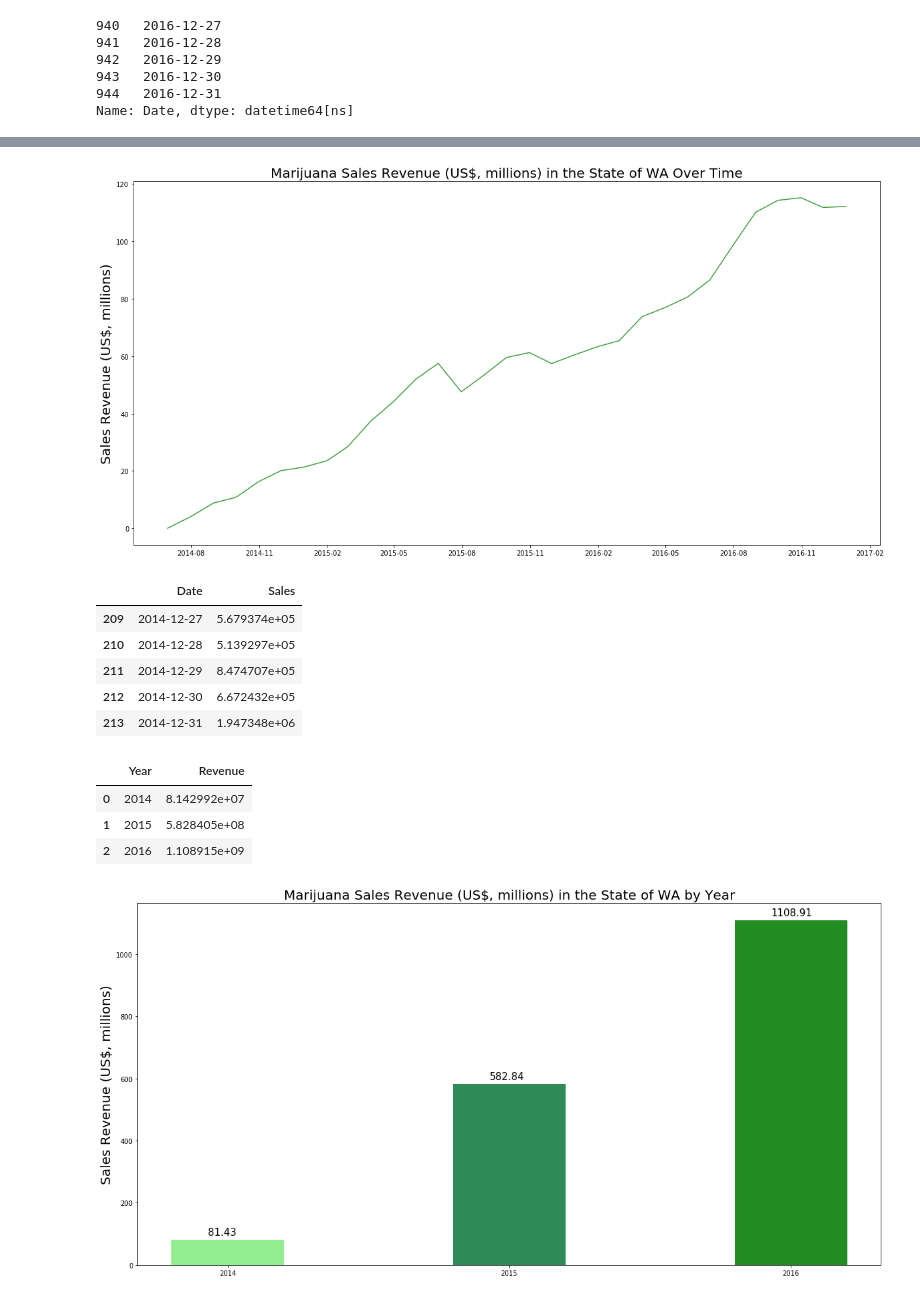
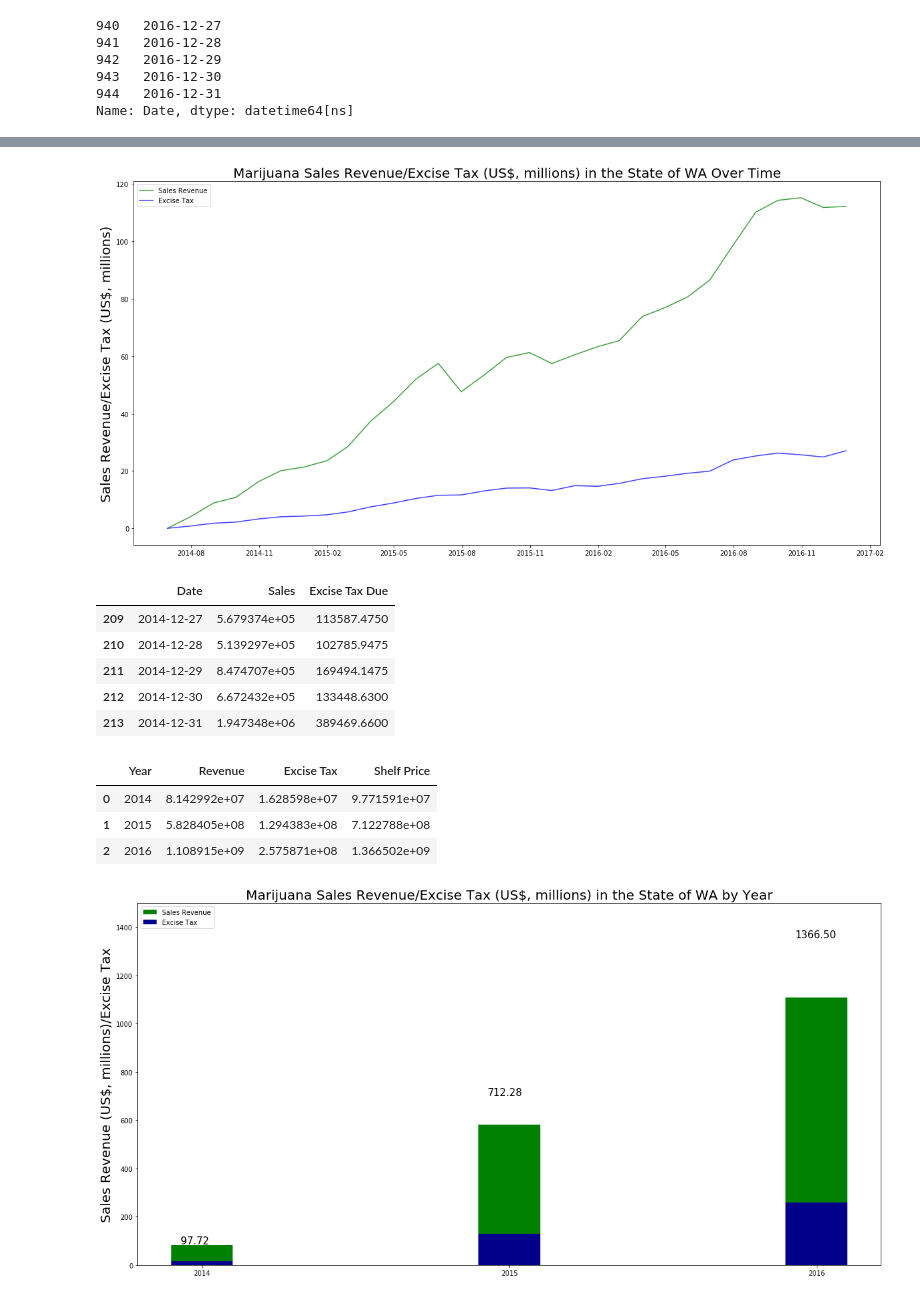
Before and after one commit to accacheung/MAKVL, a Jupyter notebook: victoria/sales_revenue_over_time.ipynb, the cells around one changed output, grey strips where cells are left out. Saved outputs shown, nothing was run; the diff lists cells and outputs as text; code cells hidden in the pictures.

Commit message:
updated output files with excise tax

```diff
--- a/victoria/sales_revenue_over_time.ipynb
+++ b/victoria/sales_revenue_over_time.ipynb
@@ -18,7 +18,7 @@ revenue_df.tail()
 | 943 | 12/30/2016 | 5221889.13 | 1243811.86 | 6465700.99 |
 | 944 | 12/31/2016 | 3713397.08 | 1354076.00 | 5067473.08 |
 # %%
-revenue_df = revenue_df[["Date", "Sales"]]
+revenue_df = revenue_df[["Date", "Sales", "Excise Tax Due"]]
 # %%
 #Converted Date column to series with dtype datetime64[ns]
 revenue_df["Date"] = pd.to_datetime(revenue_df["Date"])
@@ -64,17 +60,20 @@ monthly_revenue_df = monthly_revenue_df.reset_index()
 #Marijuana Sales Revenue Over Time Line Plot
 dates_x_axis = monthly_revenue_df["Date"].tolist()
 revenue_y_axis= (monthly_revenue_df["Sales Revenue"]/1000000).tolist()
+tax_y_axis= (monthly_tax_df["Excise Tax"]/1000000).tolist()
 
-plt.plot(dates_x_axis, revenue_y_axis, c = 'green', alpha=0.75)
+sales_revenue_plot = plt.plot(dates_x_axis, revenue_y_axis, c = 'green', alpha=0.75, label = "Sales Revenue")
+tax_plot = plt.plot(dates_x_axis, tax_y_axis, c = 'blue', alpha=0.75, label = "Excise Tax")
+plt.legend(loc='upper left')
 
-plt.title("Marijuana Sales Revenue (US$, millions) in the State of WA Over Time", fontsize = 20)
-plt.ylabel("Sales Revenue (US$, millions)", fontsize = 20)
+plt.title("Marijuana Sales Revenue/Excise Tax (US$, millions) in the State of WA Over Time", fontsize = 20)
+plt.ylabel("Sales Revenue/Excise Tax (US$, millions)", fontsize = 20)
 
 plt.rc('figure', figsize = (20,10))
 
 plt.savefig("Marijuana Sales Revenue Over Time")
 # %% [output]
-[figure, old version]
+[figure, new version]
 # %%
 #Created separate dataframes for each year from 2014 to 2016
 dates_2014 = (revenue_df['Date'] > "2013-12-31") & (revenue_df['Date'] <= "2014-12-31")
@@ -87,44 +86,58 @@ revenue_2016_df = revenue_df.loc[dates_2016]
 
 revenue_2014_df.tail()
 # %% [output]
-|  | Date | Sales |
-| 209 | 2014-12-27 | 5.679374e+05 |
-| 210 | 2014-12-28 | 5.139297e+05 |
-| 211 | 2014-12-29 | 8.474707e+05 |
-| 212 | 2014-12-30 | 6.672432e+05 |
-| 213 | 2014-12-31 | 1.947348e+06 |
+|  | Date | Sales | Excise Tax Due |
+| 209 | 2014-12-27 | 5.679374e+05 | 113587.4750 |
+| 210 | 2014-12-28 | 5.139297e+05 | 102785.9475 |
+| 211 | 2014-12-29 | 8.474707e+05 | 169494.1475 |
+| 212 | 2014-12-30 | 6.672432e+05 | 133448.6300 |
+| 213 | 2014-12-31 | 1.947348e+06 | 389469.6600 |
 # %%
 #Sum of Sales(Shelf Price) for each year to find total revenue per year
 revenue_2014_sum = revenue_2014_df["Sales"].sum()
 revenue_2015_sum = revenue_2015_df["Sales"].sum()
 revenue_2016_sum = revenue_2016_df["Sales"].sum()
 
+tax_2014_sum = revenue_2014_df["Excise Tax Due"].sum()
+tax_2015_sum = revenue_2015_df["Excise Tax Due"].sum()
+tax_2016_sum = revenue_2016_df["Excise Tax Due"].sum()
+
 revenue_sum_df = pd.DataFrame({
     "Year": ["2014", "2015", "2016"],
-    "Revenue": [revenue_2014_sum, revenue_2015_sum, revenue_2016_sum]})
+    "Revenue": [revenue_2014_sum, revenue_2015_sum, revenue_2016_sum],
+    "Excise Tax": [tax_2014_sum, tax_2015_sum, tax_2016_sum]})
+
+revenue_sum_df["Shelf Price"] = revenue_sum_df["Revenue"] + revenue_sum_df["Excise Tax"]
 
 revenue_sum_df
 # %% [output]
-|  | Year | Revenue |
-| 0 | 2014 | 8.142992e+07 |
-| 1 | 2015 | 5.828405e+08 |
-| 2 | 2016 | 1.108915e+09 |
+|  | Year | Revenue | Excise Tax | Shelf Price |
+| 0 | 2014 | 8.142992e+07 | 1.628598e+07 | 9.771591e+07 |
+| 1 | 2015 | 5.828405e+08 | 1.294383e+08 | 7.122788e+08 |
+| 2 | 2016 | 1.108915e+09 | 2.575871e+08 | 1.366502e+09 |
 # %%
 year = revenue_sum_df["Year"].tolist()
 revenue_list = (revenue_sum_df["Revenue"]/1000000).tolist()
-colors = ["lightgreen", "seagreen", "forestgreen"]
+tax_list = (revenue_sum_df["Excise Tax"]/1000000).tolist()
+shelf_price_list = (revenue_sum_df["Shelf Price"]/1000000).tolist()
 x_axis = np.arange(len(year))
 
+x = np.arange(len(year))
 
-plt.bar(year, revenue_list, color=colors, align="center", width=0.4)
+sales_revenue_plot = plt.bar(year, revenue_list, width = 0.2, color = "green", label = "Sales Revenue")
+tax_plot = plt.bar(year, tax_list, width=0.2, color = "darkblue", label = "Excise Tax")
 
-plt.title("Marijuana Sales Revenue (US$, millions) in the State of WA by Year", fontsize=20)
-plt.ylabel("Sales Revenue (US$, millions)", fontsize=20)
+plt.title("Marijuana Sales Revenue/Excise Tax (US$, millions) in the State of WA by Year", fontsize=20)
+plt.ylabel("Sales Revenue (US$, millions)/Excise Tax", fontsize=20)
+plt.legend(loc='upper left')
+plt.ylim(0,1500)
 
-formatted_revenue_list = ["%.2f" % revenue for revenue in revenue_list]
+total_list = ["%.2f" % shelf_price for shelf_price in shelf_price_list]
 for i in range(len(x_axis)):
-    plt.text(x = x_axis[i]-0.07, y = revenue_list[i]+15, s = formatted_revenue_list[i], size = 15)
+    plt.text(x = x_axis[i]-0.07, y = shelf_price_list[i]-10, s = total_list[i], size = 15)
+
+plt.rc('figure', figsize = (20,10))
 
 plt.savefig("Marijuana Sales Revenue by Year")
 # %% [output]
-[figure, old version]
+[figure, new version]
```
Also changed, not shown: parts of 4 cells of this notebook, 2 other files.
